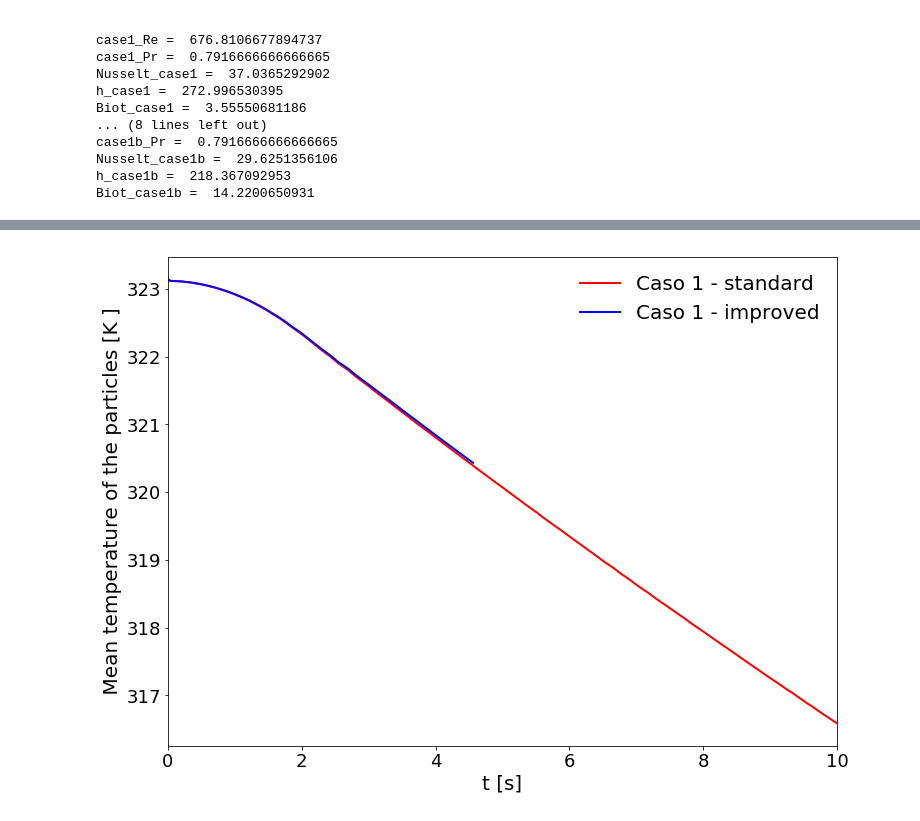
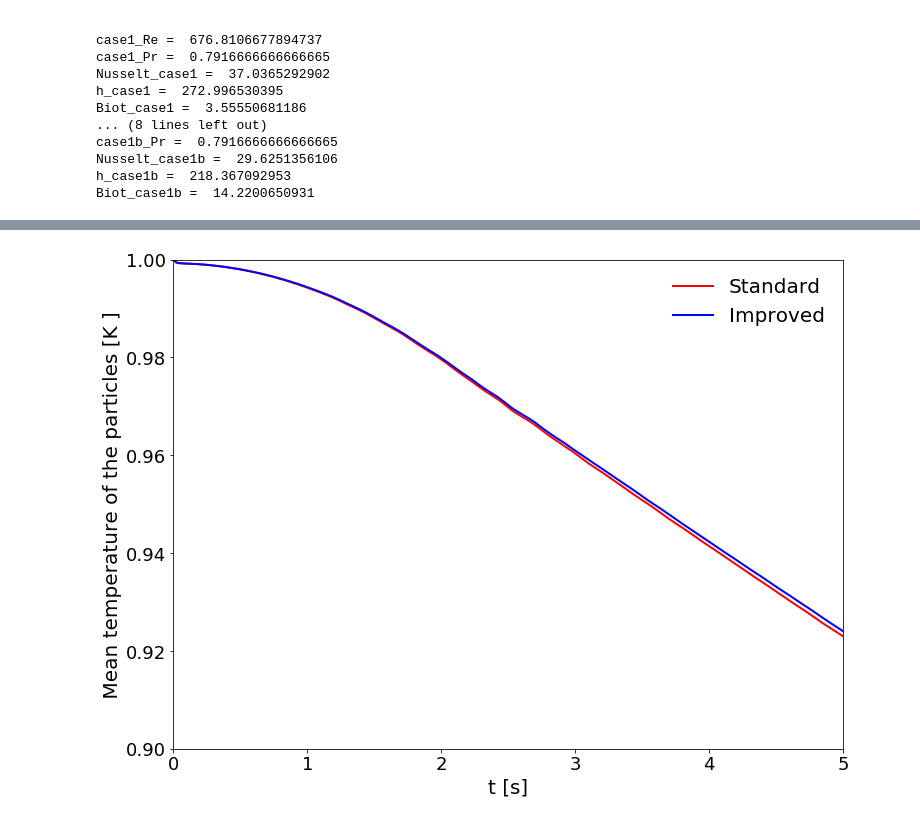
Before and after one commit to lucillalmeida/doutorado-validacoes, a Jupyter notebook: fluidized-bed/bed_temperature.ipynb, the cells around one changed output, grey strips where cells are left out. Drawn from its saved outputs; the diff is of its cells as text; code cells hidden in the pictures.

```diff
--- a/fluidized-bed/bed_temperature.ipynb
+++ b/fluidized-bed/bed_temperature.ipynb
@@ -52,25 +53,31 @@ def Biot(dp, h, ks):
     return Bi
 # %%
 # loading the digitized data
-case1_data = open("average_temp_bed2.txt", 'r')
-#time_case1, temp_case1 = np.loadtxt(case1_data, delimiter = '\t', skiprows = 1, unpack = True)
-time_case1o, temp_case1o = np.loadtxt(case1_data, delimiter = ';', skiprows = 1, unpack = True)
-case1_data.close()
 
-case1 = open("netl-case1-standard-averageTemp.csv", 'r')
+case1 = open("netl-case1-standard-aveTemp.csv", 'r')
 time_case1, temp_case1 = np.loadtxt(case1, delimiter = ',', skiprows = 1, unpack = True)
 case1.close()
 
-case1 = open("netl-case1-improved-averageTemp.csv", 'r')
+case1 = open("netl-case1-standard-minTemp.csv", 'r')
+time_case1, temp_min_case1 = np.loadtxt(case1, delimiter = ',', skiprows = 1, unpack = True)
+case1.close()
+
+case1 = open("netl-case1-improved-aveTemp.csv", 'r')
 time_case1i, temp_case1i = np.loadtxt(case1, delimiter = ',', skiprows = 1, unpack = True)
 case1.close()
 
-case1b = open("netl-case1b-standard-aveTemp.csv", 'r')
-time_case1b, temp_case1b = np.loadtxt(case1b, delimiter = ',', skiprows = 1, unpack = True)
-case1b.close()
+case1 = open("netl-case1-improved-minTemp.csv", 'r')
+time_case1i, temp_min_case1i = np.loadtxt(case1, delimiter = ',', skiprows = 1, unpack = True)
+case1.close()
 
-temp_adimensional = (temp_case1-283.15)/(323.15-283.15)
-time = time_case1
+
+case1 = open("NETL-case1-alpha12-standard-ratio4-particle-data", 'r')
+particle_temp_case1 = np.loadtxt(case1, delimiter = ',', skiprows = 2, unpack = True)
+case1.close()
+
+case1 = open("NETL-case1-alpha12-improved-ratio4-particle-data", 'r')
+particle_temp_case1i = np.loadtxt(case1, delimiter = ',', skiprows = 2, unpack = True)
+case1.close()
 # %%
 #properties
 particle_diameter = 3.256/1000 #m
@@ -161,20 +204,19 @@ Biot_case1b =  14.2200650931
 # %%
-#plt.plot(time_case1o,  temp_case1o, linestyle = "-", color = "black", marker = 'None', linewidth = 2,label = "Caso 1 - old")
-plt.plot(time_case1,  temp_case1, linestyle = "-", color = "red", marker = 'None', linewidth = 2,label = "Caso 1 - standard")
-plt.plot(time_case1i,  temp_case1i, linestyle = "-", color = "blue", marker = 'None', linewidth = 2,label = "Caso 1 - improved")
-#plt.plot(time_case1b,  temp_case1b, linestyle = "-", color = "pink", marker = 'None', linewidth = 2,label = "Caso 1b - standard")
+plt.plot(time_case1,  (temp_case1-283.15)/(323.15-283.15), linestyle = "-", color = "red", marker = 'None', linewidth = 2,label = "Standard")
+plt.plot(time_case1i,  (temp_case1i-283.15)/(323.15-283.15), linestyle = "-", color = "blue", marker = 'None', linewidth = 2,label = "Improved")
+#plt.plot(time_case1b,  (temp_case1b-283.15)/(323.15-283.15), linestyle = "-", color = "pink", marker = 'None', linewidth = 2,label = "Caso 1b - standard")
 
 
 #plt.title("Vertical velocity ", fontsize = 16)
 plt.xlabel("t [s]", fontsize = 20)
 #plt.ylabel("$ (T_{bed}-T_{f}^0)/(T_{bed}^0-T_{f}^0)$ [ ] ", fontsize = 20)
 plt.ylabel(" Mean temperature of the particles [K ] ", fontsize = 20)
 plt.xticks(fontsize = 18)
 plt.yticks(fontsize = 18)
 plt.legend(fontsize = 20, frameon = False, loc = 0)
-plt.xlim(0, 10)
-#plt.ylim(0.9, 4.0)
-plt.savefig("bed_temperature.png")
+plt.xlim(0, 5)
+plt.ylim(0.9, 1.0)
+plt.savefig("adimentional_bed_temperature.png")
 plt.show()
 # %% [output]
-[figure, old version]
+[figure, new version]
```
Also changed, not shown: parts of 5 cells of this notebook, 16 other files.
